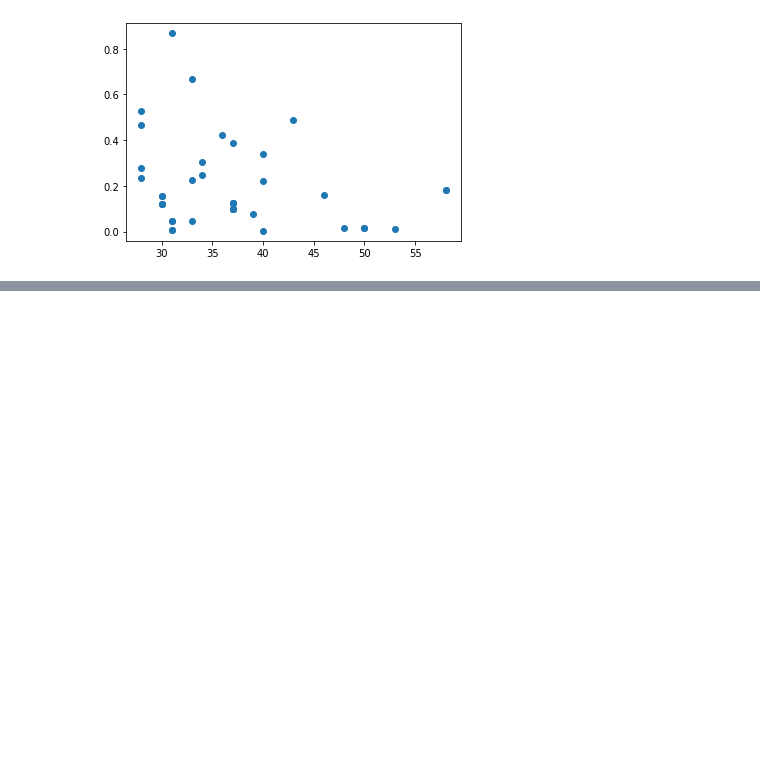
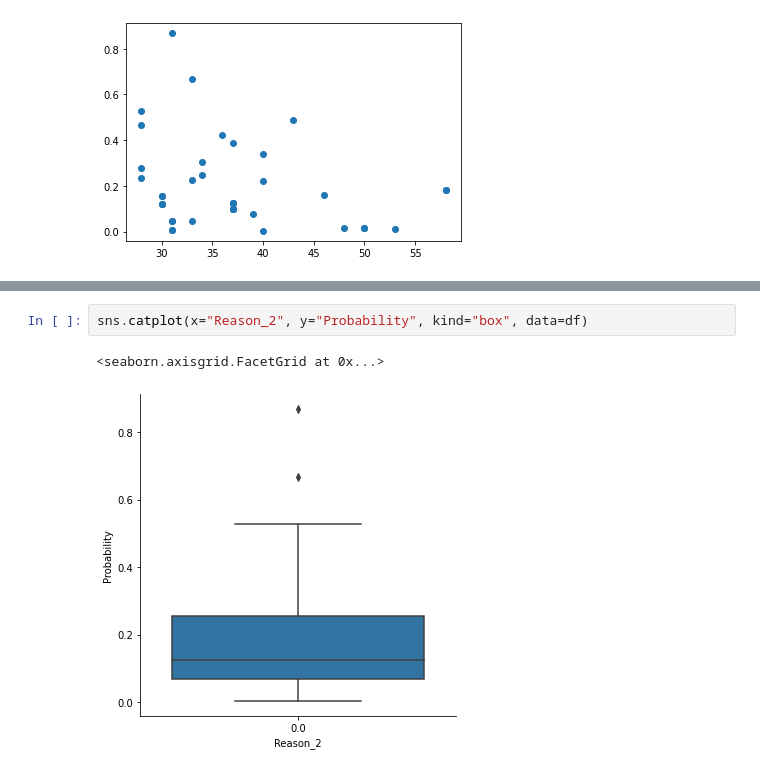
Before and after one commit to Crazz-Zaac/absenteeism-prediction, a Jupyter notebook: Absenteeism Exercise - Integration.ipynb, the cells around one changed output, grey strips where cells are left out. Drawn from its saved outputs; the diff is of its cells as text; blank space fills up the shorter version.

```diff
--- a/Absenteeism Exercise - Integration.ipynb
+++ b/Absenteeism Exercise - Integration.ipynb
@@ -62,0 +57,5 @@ ValueError: x, y, and format string must not be None
+# %%
+sns.catplot(x="Reason_2", y="Probability", kind="box", data=df)
+# %% [output]
+<seaborn.axisgrid.FacetGrid at 0x...>
+[figure, added]
```
Also changed, not shown: parts of 5 cells of this notebook, 1 other file.
